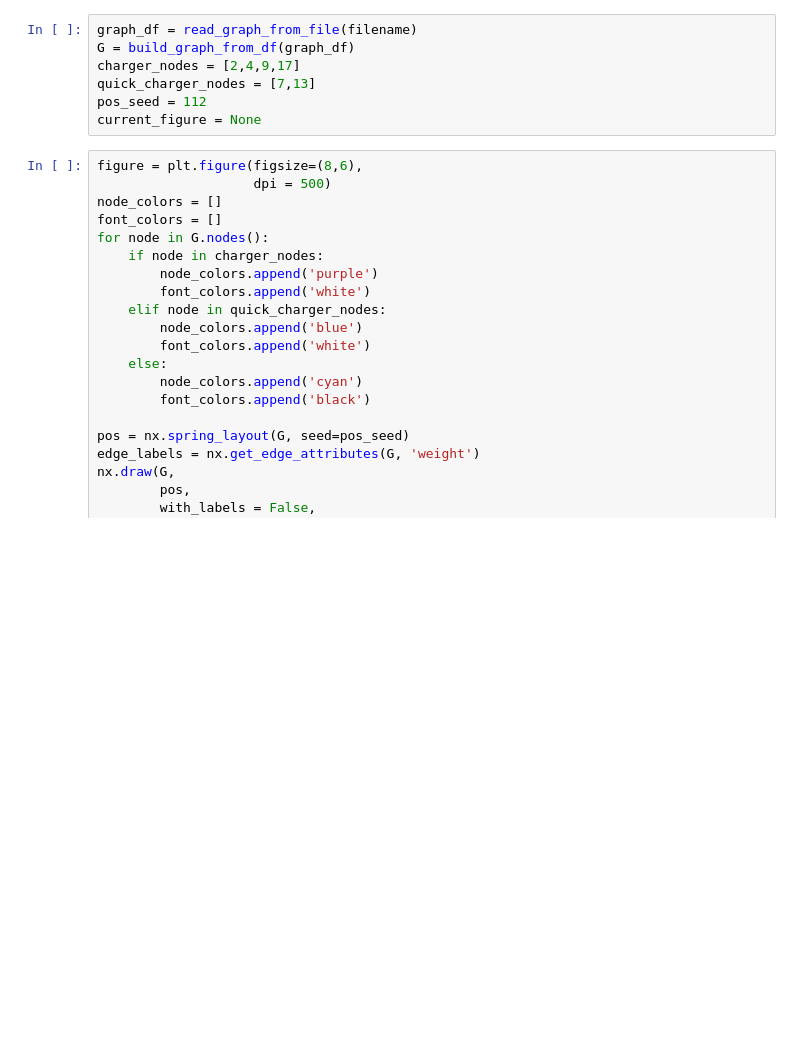
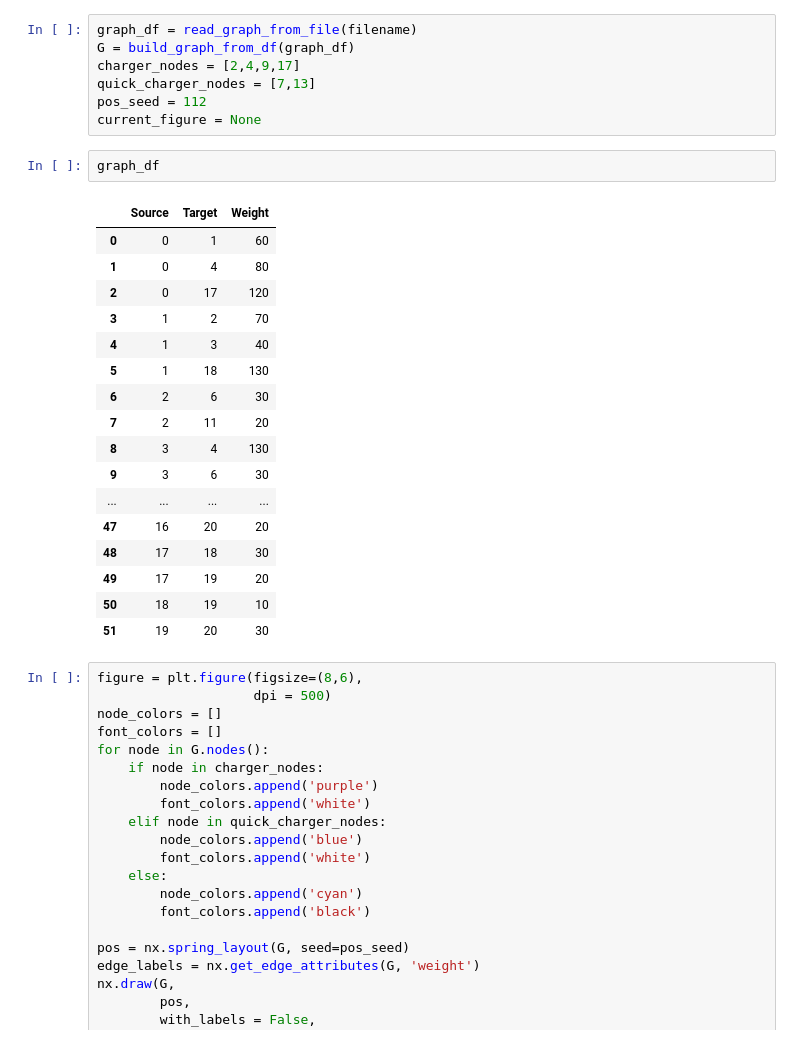
Before and after one commit to utsavmajumdar14/charge_constrained_route_optimization, a Jupyter notebook: toy/EV_Charge.ipynb, the cells around one changed output. Saved outputs shown, nothing was run; the diff lists cells and outputs as text; blank space fills up the shorter version.

```diff
--- a/toy/EV_Charge.ipynb
+++ b/toy/EV_Charge.ipynb
@@ -31,6 +31,26 @@ charger_nodes = [2,4,9,17]
 quick_charger_nodes = [7,13]
 pos_seed = 112
 current_figure = None
+# %%
+graph_df
+# %% [output]
+|  | Source | Target | Weight |
+| 0 | 0 | 1 | 60 |
+| 1 | 0 | 4 | 80 |
+| 2 | 0 | 17 | 120 |
+| 3 | 1 | 2 | 70 |
+| 4 | 1 | 3 | 40 |
+| 5 | 1 | 18 | 130 |
+| 6 | 2 | 6 | 30 |
+| 7 | 2 | 11 | 20 |
+| 8 | 3 | 4 | 130 |
+| 9 | 3 | 6 | 30 |
+| ... | ... | ... | ... |
+| 47 | 16 | 20 | 20 |
+| 48 | 17 | 18 | 30 |
+| 49 | 17 | 19 | 20 |
+| 50 | 18 | 19 | 10 |
+| 51 | 19 | 20 | 30 |
 # %%
 figure = plt.figure(figsize=(8,6),
                     dpi = 500)
```
Also changed, not shown: parts of 3 cells of this notebook, 29 other files.
